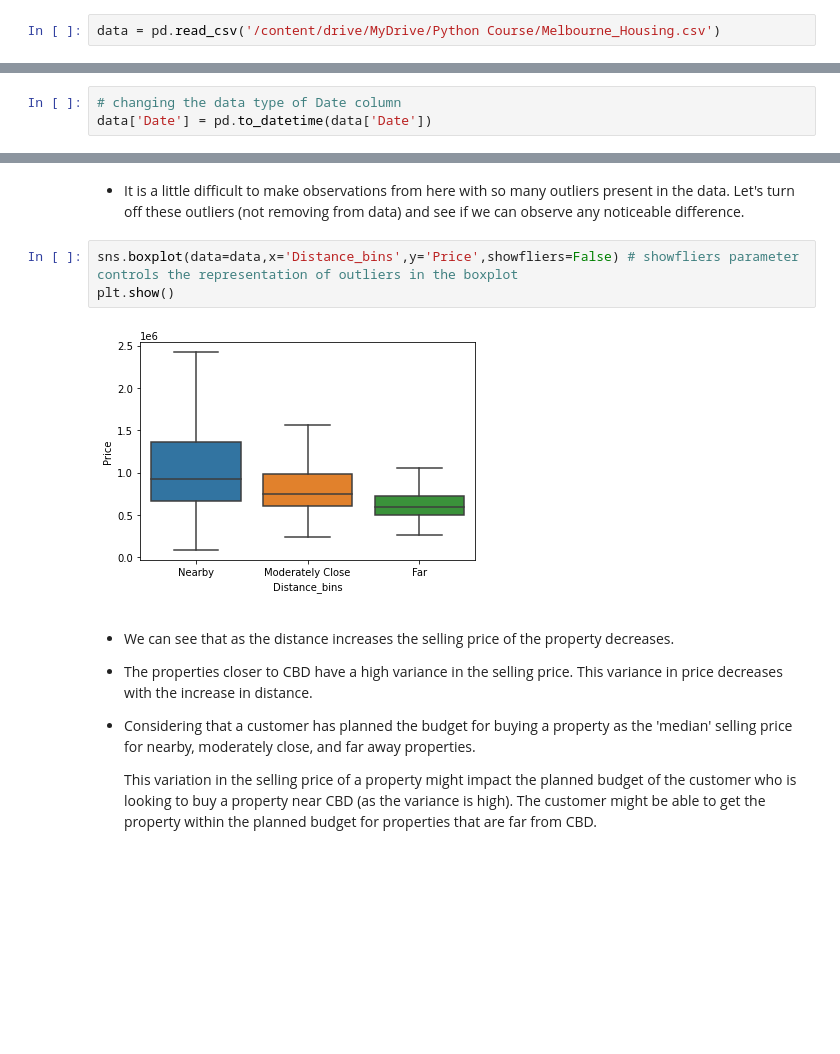
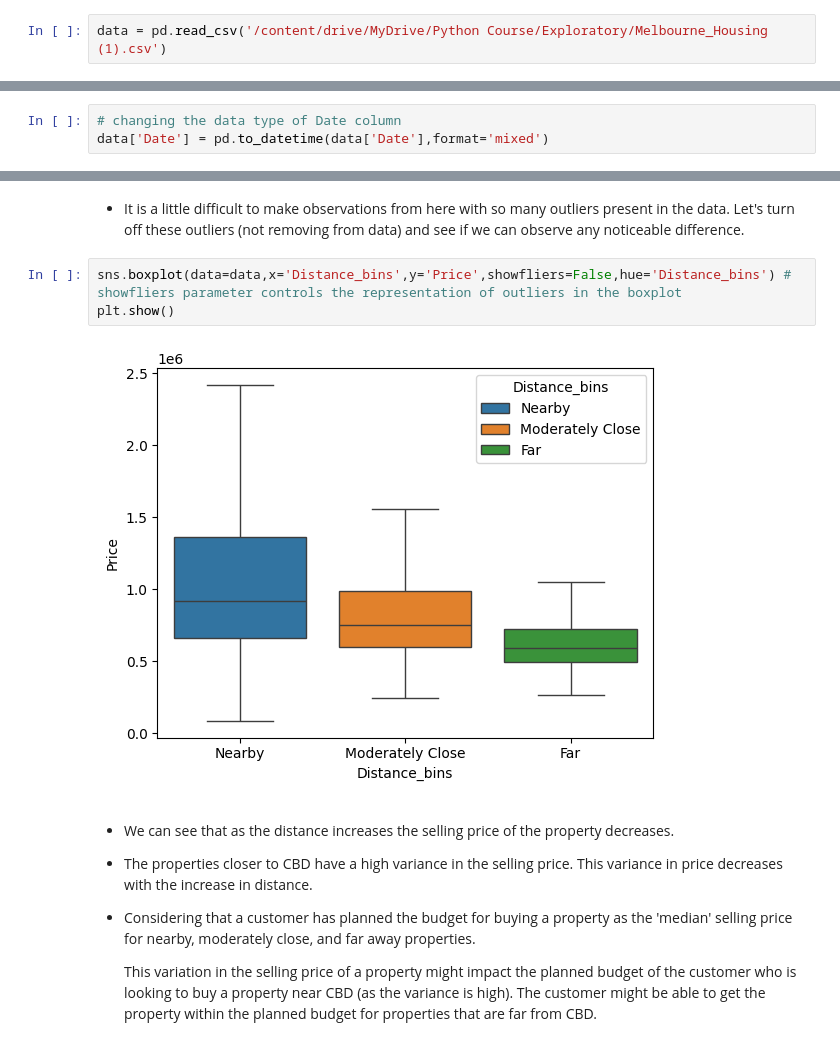
Before and after one commit to Rajesh2015/python-for-datascience, a Jupyter notebook: Hands_on_Notebook_ExploratoryDataAnalysis (2).ipynb, the cells around one changed output, grey strips where cells are left out. Cells and saved outputs as stored; diff of their text form; blank space fills up the shorter version.

```diff
--- a/Hands_on_Notebook_ExploratoryDataAnalysis (2).ipynb
+++ b/Hands_on_Notebook_ExploratoryDataAnalysis (2).ipynb
@@ -49,7 +49,7 @@ Mounted at /content/drive
 # %% [markdown]
 **Importing the dataset**
 # %%
-data = pd.read_csv('/content/drive/MyDrive/Python Course/Melbourne_Housing.csv')
+data = pd.read_csv('/content/drive/MyDrive/Python Course/Exploratory/Melbourne_Housing (1).csv')
 # %% [markdown]
 **View the first and last 5 rows of the dataset**
 # %%
@@ -105,7 +105,7 @@ memory usage: 3.3+ MB
 * BuildingArea is read as object type column but it should be a numerical column.
 # %%
 # changing the data type of Date column
-data['Date'] = pd.to_datetime(data['Date'])
+data['Date'] = pd.to_datetime(data['Date'],format='mixed')
 # %%
 # let's see why BuildingArea column has object data type
 data['BuildingArea'].unique()
@@ -547,10 +622,10 @@ plt.show()
 # %% [markdown]
 * It is a little difficult to make observations from here with so many outliers present in the data. Let's turn off these outliers (not removing from data) and see if we can observe any noticeable difference.
 # %%
-sns.boxplot(data=data,x='Distance_bins',y='Price',showfliers=False) # showfliers parameter controls the representation of outliers in the boxplot
+sns.boxplot(data=data,x='Distance_bins',y='Price',showfliers=False,hue='Distance_bins') # showfliers parameter controls the representation of outliers in the boxplot
 plt.show()
 # %% [output]
-[figure, old version]
+[figure, new version]
 # %% [markdown]
 * We can see that as the distance increases the selling price of the property decreases.
 * The properties closer to CBD have a high variance in the selling price. This variance in price decreases with the increase in distance.
```
Also changed, not shown: parts of 20 cells of this notebook.
